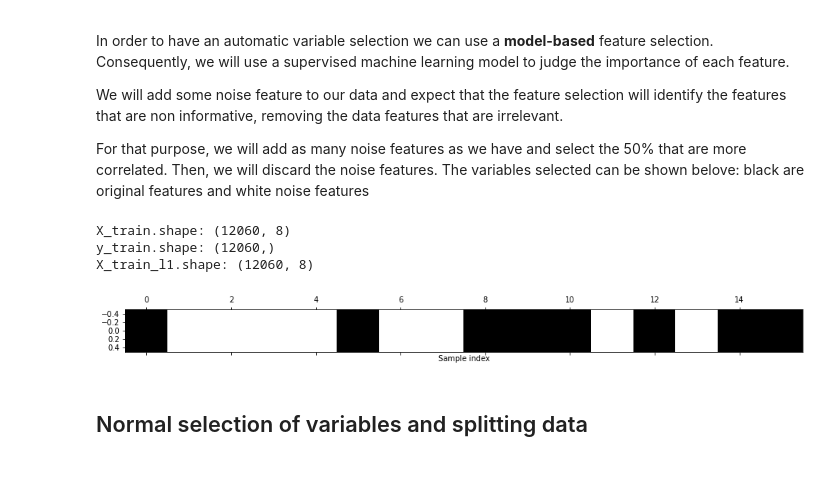
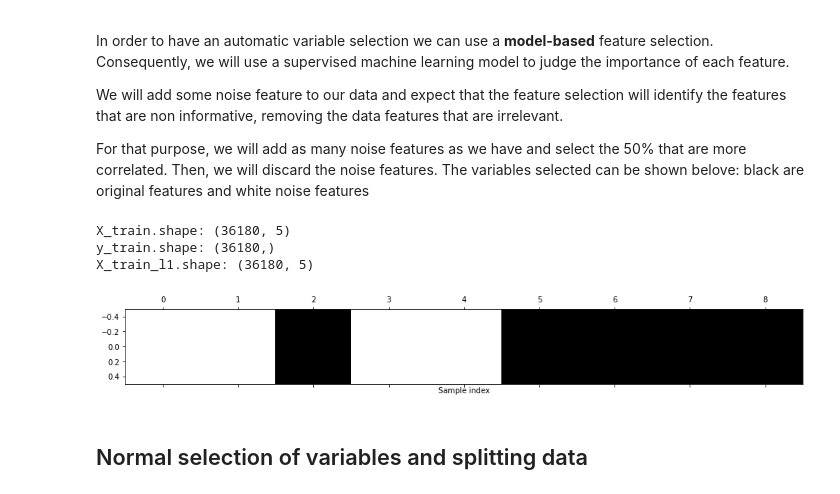
Before and after one commit to joseb061/Master-projects, a Jupyter notebook: Python-quiniela/analysis/Machine Learning.ipynb, the cells around one changed output. Saved outputs shown, nothing was run; the diff lists cells and outputs as text; code cells hidden in the pictures.

```diff
--- a/Python-quiniela/analysis/Machine Learning.ipynb
+++ b/Python-quiniela/analysis/Machine Learning.ipynb
@@ -34,3 +34,10 @@ In this section we import our dataset (already processed and encoded) and check
 # %% [markdown]
 The features we are interested in have to be as independent as possible from each other. Therefore, we are going to
 make sure that we don't have any correlated columns with a value higher than .95
+# %%
+dataset = pd.read_csv(r'..\reports\Prueba.csv', index_col = 0)
+dataset = dataset.drop(['home_GD_lm','away_GD_lm'], axis=1)
+# %%
+for col in ["season", "home_team", "away_team", "result"]:
+    dataset[col] = dataset[col].astype("category")
+    dataset[f"{col}_encoded"] = dataset[col].cat.codes
@@ -71,38 +94,40 @@ For that purpose, we will add as many noise features as we have and select the 5
 # %%
 from sklearn.feature_selection import SelectFromModel
 from sklearn.ensemble import RandomForestClassifier
 
 dataset = dataset.dropna()
-target = dataset.result
-X = dataset.loc[:, dataset.columns != 'result']
+target = dataset.result_encoded
+X = dataset[['division','matchday','season_encoded','home_team_encoded','away_team_encoded']]
+#target = dataset.result
+#X = dataset.loc[:, dataset.columns != 'result']
 
 # get deterministic random numbers
 rng = np.random.RandomState(42)
-noise = rng.normal(size=(len(dataset), 11))
+noise = rng.normal(size=(len(dataset), 4))
 X_w_noise = np.hstack([X, noise])
 
-X_train,X_test,y_train,y_test = train_test_split(X_w_noise, target, test_size=0.75)
+X_train,X_test,y_train,y_test = train_test_split(X_w_noise, target, test_size=0.25)
 
 select = SelectFromModel( RandomForestClassifier(n_estimators=100, random_state=42), threshold="median")
 
 select.fit(X_train, y_train)
 X_train = select.transform(X_train)
 print("X_train.shape: {}".format(X_train.shape))
 print("y_train.shape: {}".format(y_train.shape))
 
 print("X_train_l1.shape: {}".format(X_train.shape))
 
 mask = select.get_support()
 # visualize the mask -- black is True, white is False
 plt.matshow(mask.reshape(1, -1), cmap='gray_r')
 plt.xlabel("Sample index")
 
-X_test_l1 = select.transform(X_test)
+X_test = select.transform(X_test)
 # %% [output]
-X_train.shape: (12060, 8)
-y_train.shape: (12060,)
-X_train_l1.shape: (12060, 8)
+X_train.shape: (36180, 5)
+y_train.shape: (36180,)
+X_train_l1.shape: (36180, 5)
-[figure, old version]
+[figure, new version]
 # %% [markdown]
 ## Normal selection of variables and splitting data
 # %%
```
Also changed, not shown: parts of 8 cells of this notebook, 1 other file.
